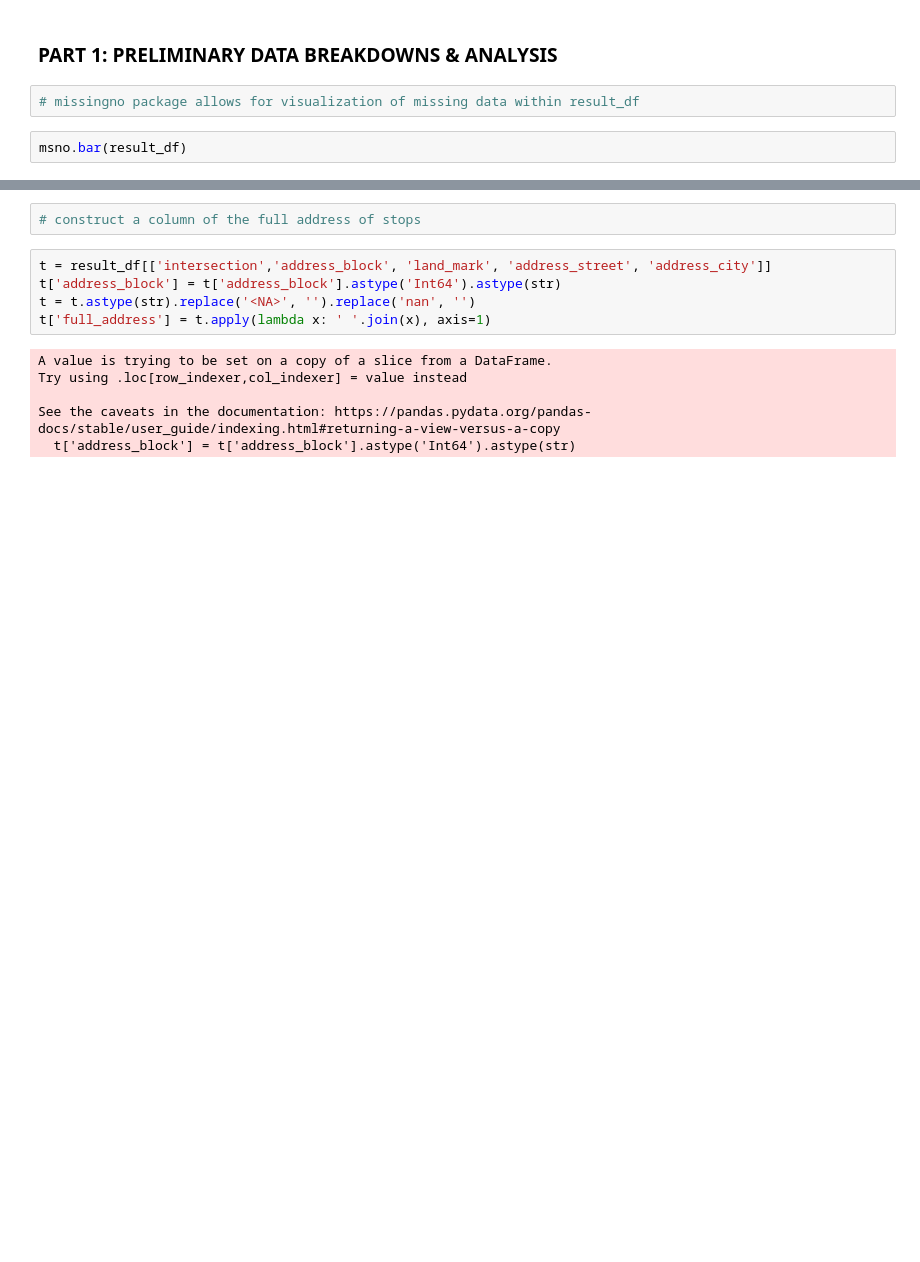
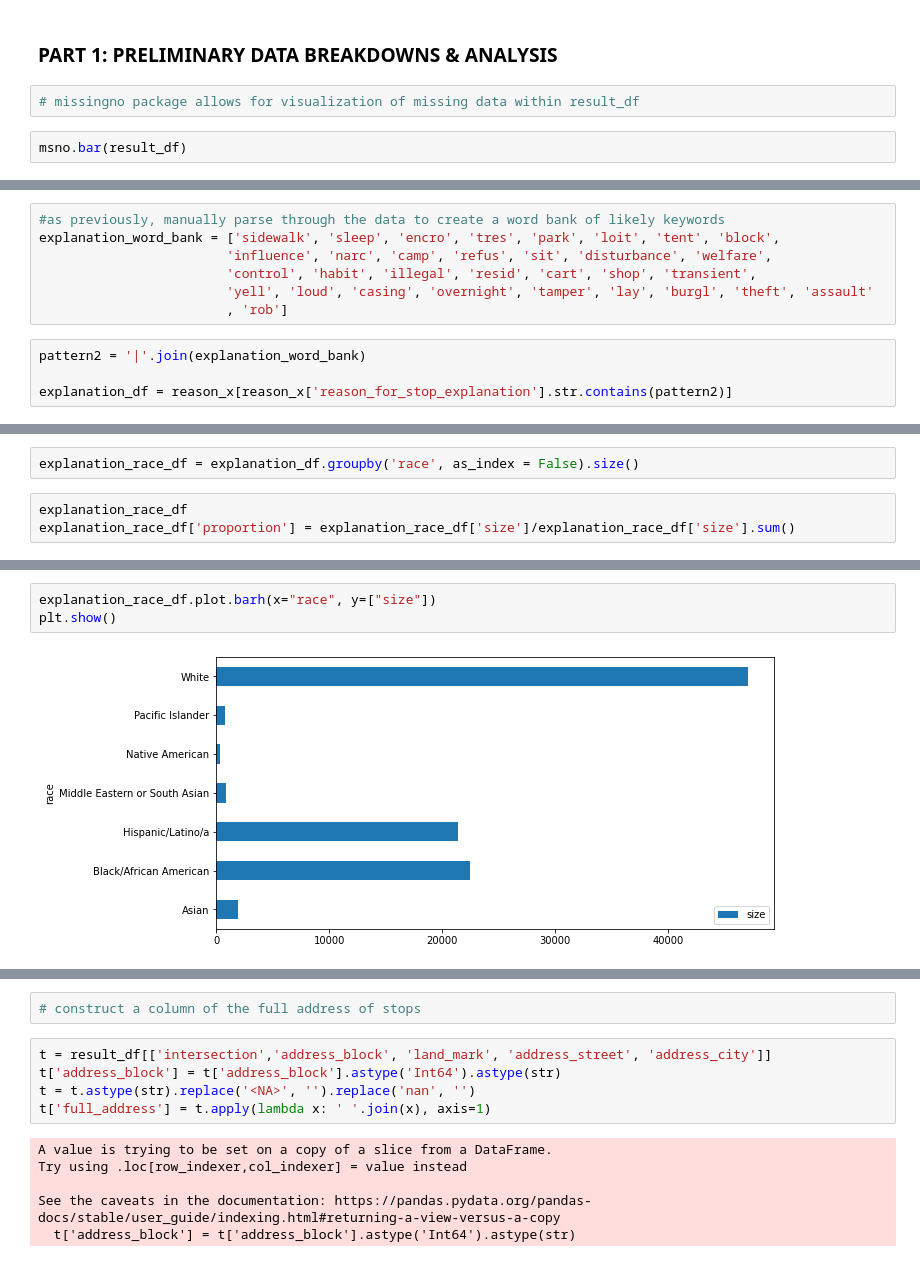
Before and after one commit to FleischerResearchLab/CRJA-analysis, a Jupyter notebook: src/Advanced Analysis of CRJA.ipynb, the cells around one changed output, grey strips where cells are left out. Saved outputs shown, nothing was run; the diff lists cells and outputs as text; blank space fills up the shorter version.

```diff
--- a/src/Advanced Analysis of CRJA.ipynb
+++ b/src/Advanced Analysis of CRJA.ipynb
@@ -88,0 +316,11 @@ msno.bar(result_df)
+# %%
+#as previously, manually parse through the data to create a word bank of likely keywords
+explanation_word_bank = ['sidewalk', 'sleep', 'encro', 'tres', 'park', 'loit', 'tent', 'block',
+                        'influence', 'narc', 'camp', 'refus', 'sit', 'disturbance', 'welfare',
+                        'control', 'habit', 'illegal', 'resid', 'cart', 'shop', 'transient',
+                        'yell', 'loud', 'casing', 'overnight', 'tamper', 'lay', 'burgl', 'theft', 'assault'
+                        , 'rob']
+# %%
+pattern2 = '|'.join(explanation_word_bank)
+
+explanation_df = reason_x[reason_x['reason_for_stop_explanation'].str.contains(pattern2)]
@@ -88,0 +343,5 @@ msno.bar(result_df)
+# %%
+explanation_race_df = explanation_df.groupby('race', as_index = False).size()
+# %%
+explanation_race_df
+explanation_race_df['proportion'] = explanation_race_df['size']/explanation_race_df['size'].sum()
@@ -88,0 +361,5 @@ msno.bar(result_df)
+# %%
+explanation_race_df.plot.barh(x="race", y=["size"])
+plt.show()
+# %% [output]
+[figure, added]
```
Also changed, not shown: parts of 32 cells of this notebook, 1 other file.
